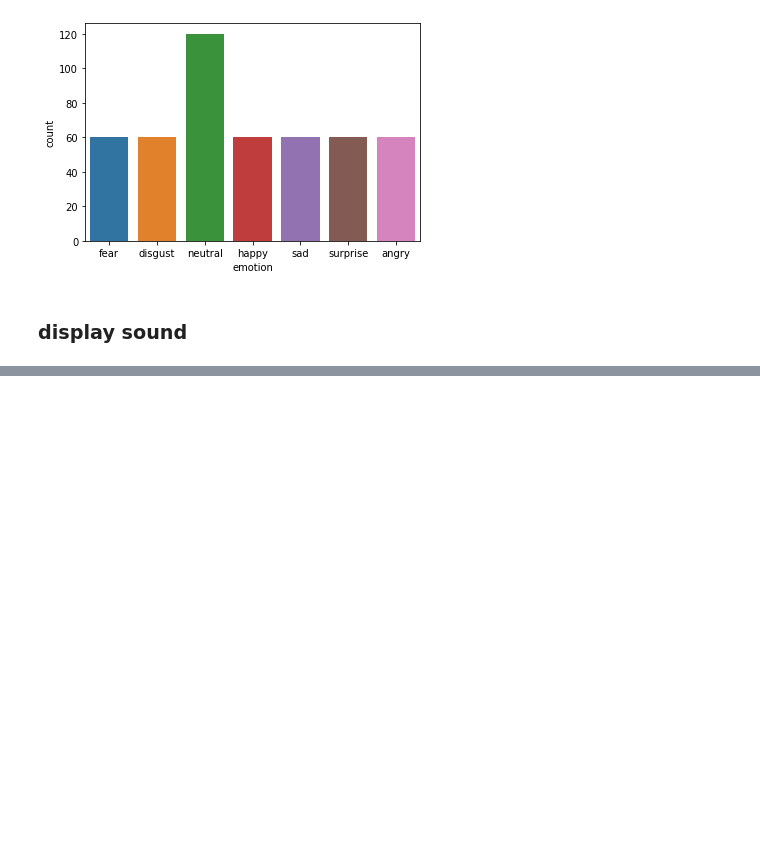
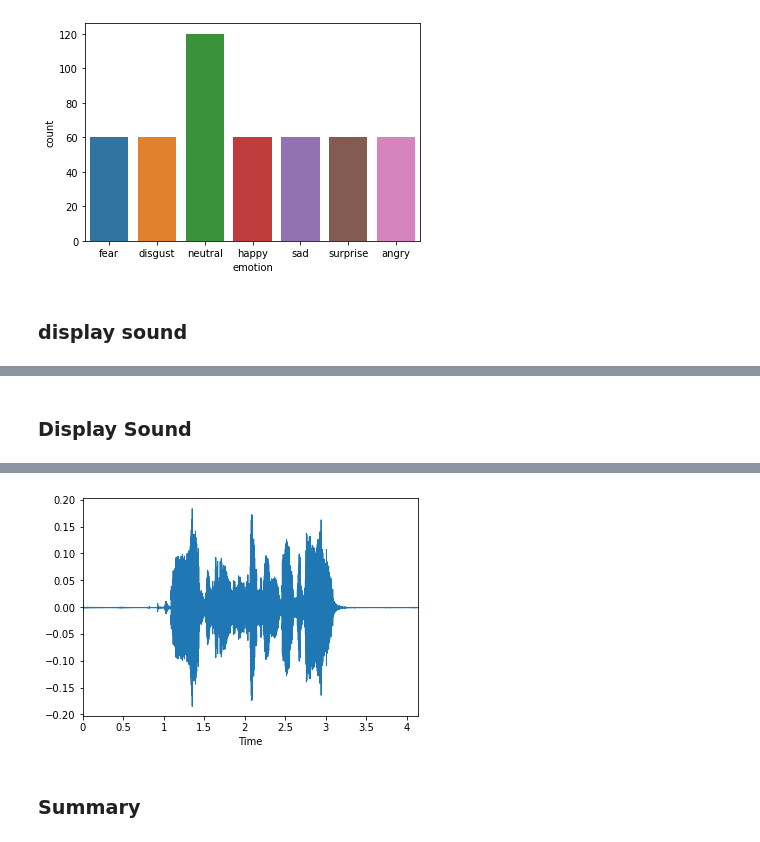
Before and after one commit to caronarthur/ai-motion, a Jupyter notebook: notebooks/mateo_data_exploration.ipynb, the cells around one changed output, grey strips where cells are left out. Drawn from its saved outputs; the diff is of its cells as text; code cells hidden in the pictures; blank space fills up the shorter version.

```diff
--- a/notebooks/mateo_data_exploration.ipynb
+++ b/notebooks/mateo_data_exploration.ipynb
@@ -82,0 +145,9 @@ ipd.Audio(file)
+# %% [markdown]
+### Display Sound
+# %%
+sound_1= ravdess_df.iloc[0,2]
+# %%
+data_1, sampling_rate_1= librosa.load(sound_1)
+librosa.display.waveplot(data_1, sr= sampling_rate_1)
+ipd.Audio(sound_1)
+# %% [output]
@@ -82,0 +155,3 @@ ipd.Audio(file)
+[figure, added]
+# %% [markdown]
+### Summary
```
Also changed, not shown: parts of 42 cells of this notebook.
